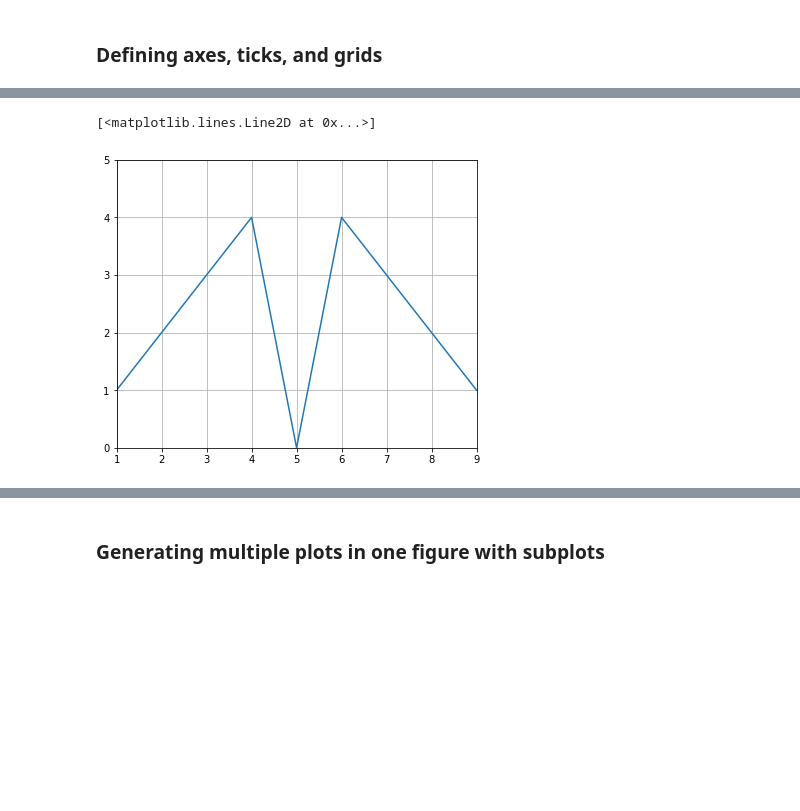
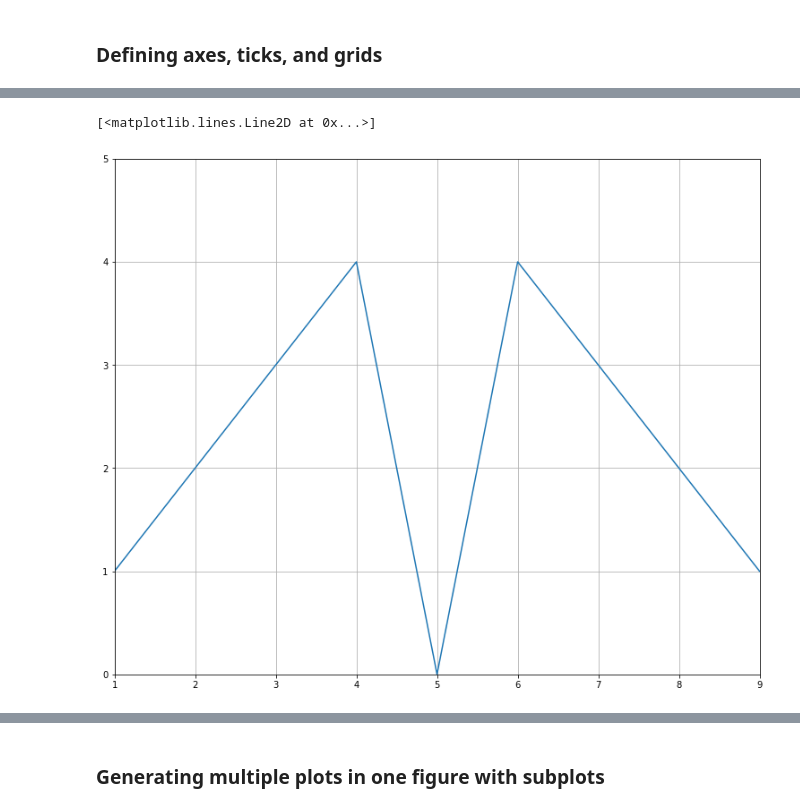
Before and after one commit to aloiswirth/python_data_science_essential_training_part_1, a Jupyter notebook: 04_02_begin/04_02_begin.ipynb, the cells around one changed output, grey strips where cells are left out. Saved outputs shown, nothing was run; the diff lists cells and outputs as text; code cells hidden in the pictures; blank space fills up the shorter version.

```diff
--- a/04_02_begin/04_02_begin.ipynb
+++ b/04_02_begin/04_02_begin.ipynb
@@ -11,7 +11,7 @@ import matplotlib.pyplot as plt
 from matplotlib import rcParams
 # %%
 %matplotlib inline
-rcParams['figure.figsize']= 5, 4
+rcParams['figure.figsize']= 10, 8
 # %% [markdown]
 ### Defining axes, ticks, and grids
 # %%
@@ -41,12 +48,12 @@ ax.plot(x, y)
 # %%
 fig = plt.figure()
-ax = fig.add_axes([.1, .1, 1, 1])
+ax = fig.add_axes([.2, .2, 1, 1])
 
 ax.set_xlim([1, 9])
 ax.set_ylim([0, 5])
 ax.grid()
 
 ax.plot(x, y)
 # %% [output]
 [<matplotlib.lines.Line2D at 0x...>]
-[figure, old version]
+[figure, new version]
```
Also changed, not shown: parts of 6 cells of this notebook, 7 other files.
